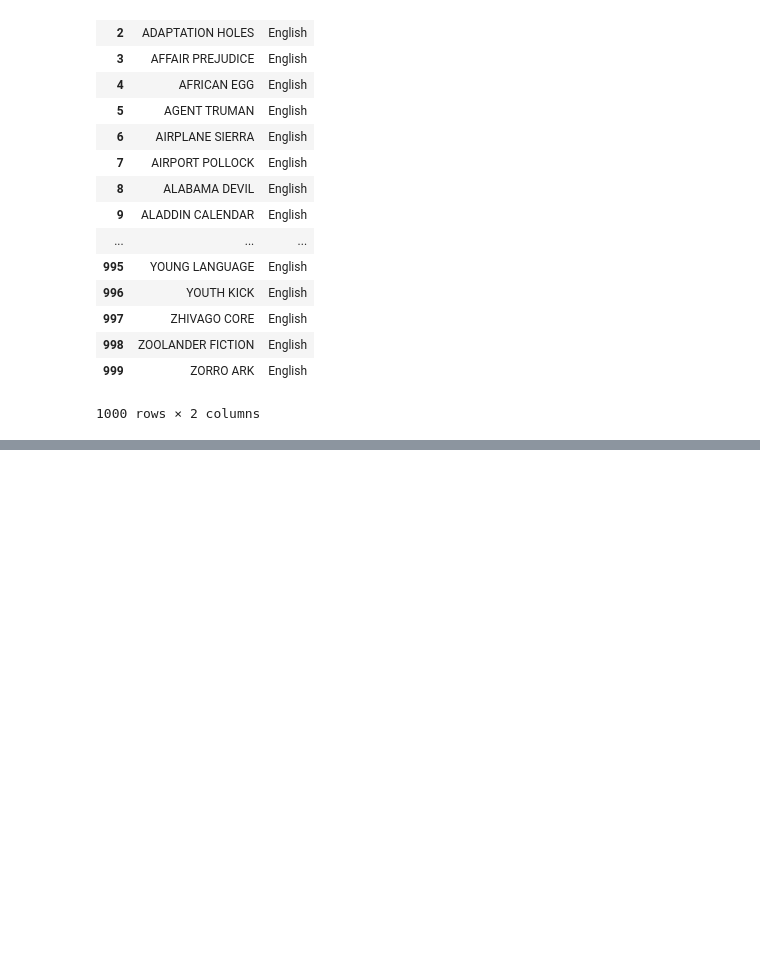
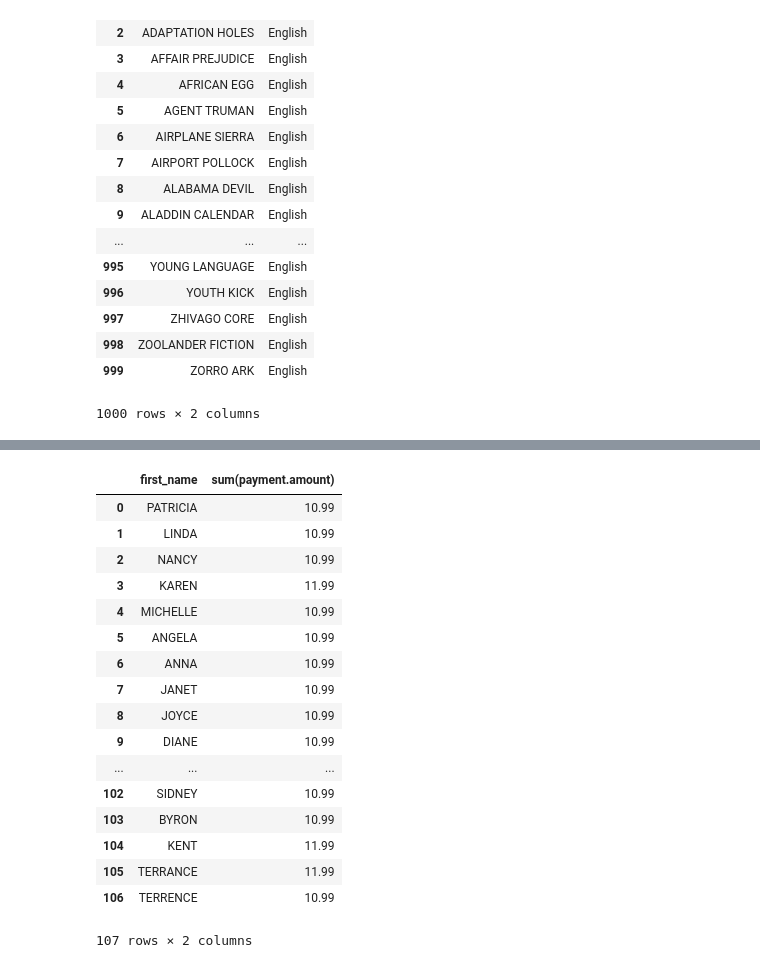
Before and after one commit to elxcheester/Ejercicios-de-base-de-datos, a Jupyter notebook: Notebook 2 - Crear y Consultar una Base de Datos relacional con MySQL.ipynb, the cells around one changed output, grey strips where cells are left out. Cells and saved outputs as stored; diff of their text form; code cells hidden in the pictures; blank space fills up the shorter version.

```diff
--- a/Notebook 2 - Crear y Consultar una Base de Datos relacional con MySQL.ipynb
+++ b/Notebook 2 - Crear y Consultar una Base de Datos relacional con MySQL.ipynb
@@ -274,0 +350,23 @@ display(df)
+# %%
+#6
+df = pd.read_sql('SELECT customer.first_name, sum(payment.amount) from customer inner join payment on payment.customer_id=customer.customer_id where payment.amount >10 group by customer.customer_id;', con=db_connection)
+display(df)
+# %% [output]
+|  | first_name | sum(payment.amount) |
+| 0 | PATRICIA | 10.99 |
+| 1 | LINDA | 10.99 |
+| 2 | NANCY | 10.99 |
+| 3 | KAREN | 11.99 |
+| 4 | MICHELLE | 10.99 |
+| 5 | ANGELA | 10.99 |
+| 6 | ANNA | 10.99 |
+| 7 | JANET | 10.99 |
+| 8 | JOYCE | 10.99 |
+| 9 | DIANE | 10.99 |
+| ... | ... | ... |
+| 102 | SIDNEY | 10.99 |
+| 103 | BYRON | 10.99 |
+| 104 | KENT | 11.99 |
+| 105 | TERRANCE | 11.99 |
+| 106 | TERRENCE | 10.99 |
+107 rows × 2 columns
```
Also changed, not shown: parts of 4 cells of this notebook.
